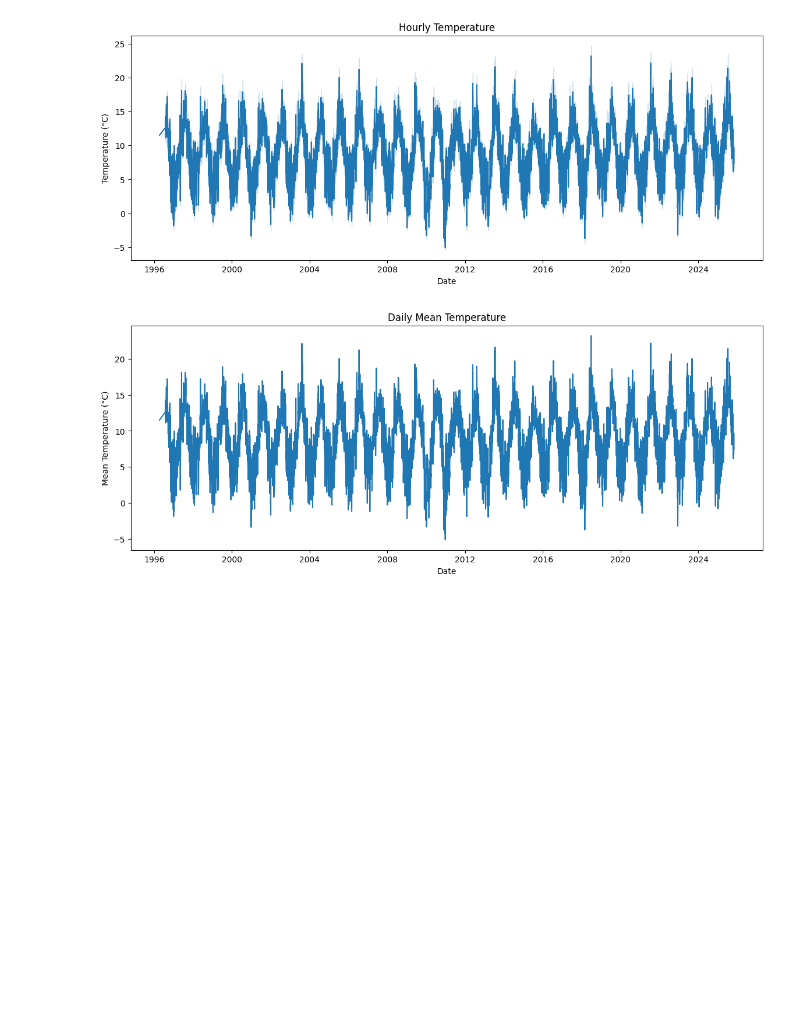
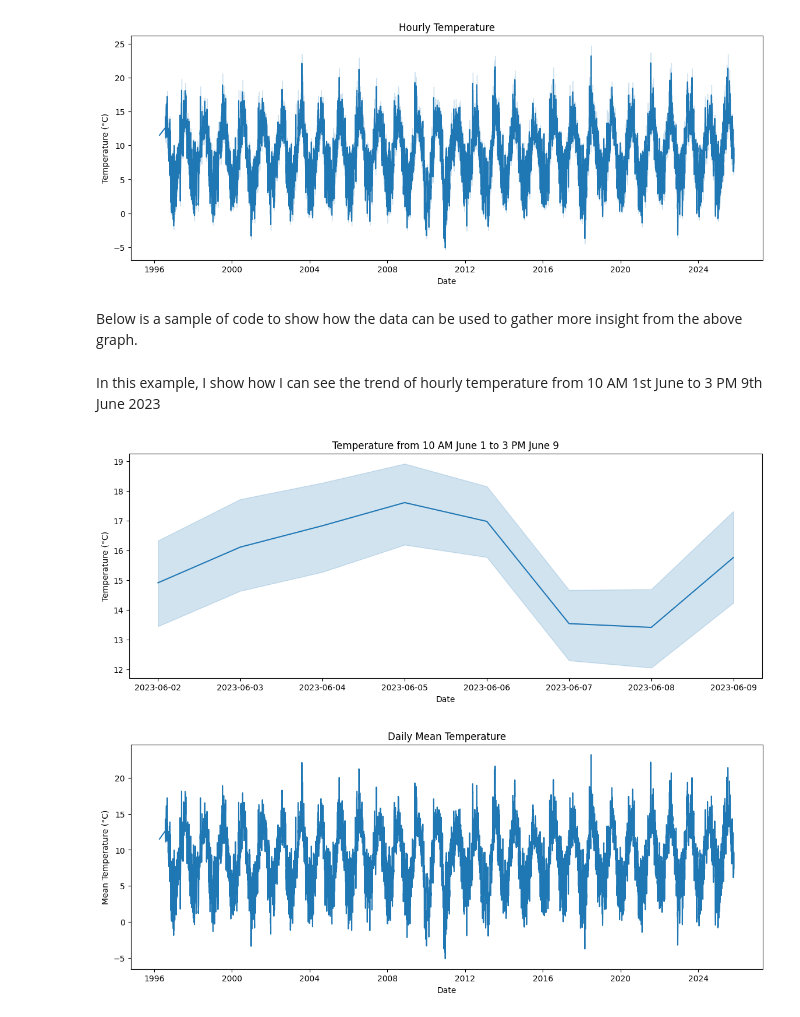
Before and after one commit to philipcullen93/programming-for-data-analytics, a Jupyter notebook: assignments/assignment06-weather.ipynb, the cells around one changed output. Saved outputs shown, nothing was run; the diff lists cells and outputs as text; code cells hidden in the pictures; blank space fills up the shorter version.

Commit message:
Added a sample selection of time to the Hourly temperature changes.

```diff
--- a/assignments/assignment06-weather.ipynb
+++ b/assignments/assignment06-weather.ipynb
@@ -37,6 +37,24 @@ plt.ylabel("Temperature (°C)")
 plt.show()
 # %% [output]
 [figure]
+# %% [markdown]
+Below is a sample of code to show how the data can be used to gather more insight from the above graph.
+# %% [markdown]
+In this example, I show how I can see the trend of hourly temperature from 10 AM 1st June to 3 PM 9th June 2023
+# %%
+start = '2023-06-01 10:00:00'
+end = '2023-06-09 15:00:00'
+
+df_filtered = df[(df['date'] >= start) & (df['date'] <= end)]
+# %%
+plt.figure(figsize=(14,5))
+sns.lineplot(data=df_filtered, x='date', y='temp')
+plt.title("Temperature from 10 AM June 1 to 3 PM June 9")
+plt.xlabel("Date")
+plt.ylabel("Temperature (°C)")
+plt.show()
+# %% [output]
+[figure, added]
 # %%
 # Daily mean
 df_daily = df.groupby(["year", "month", "day"])["temp"].mean().reset_index()
```
